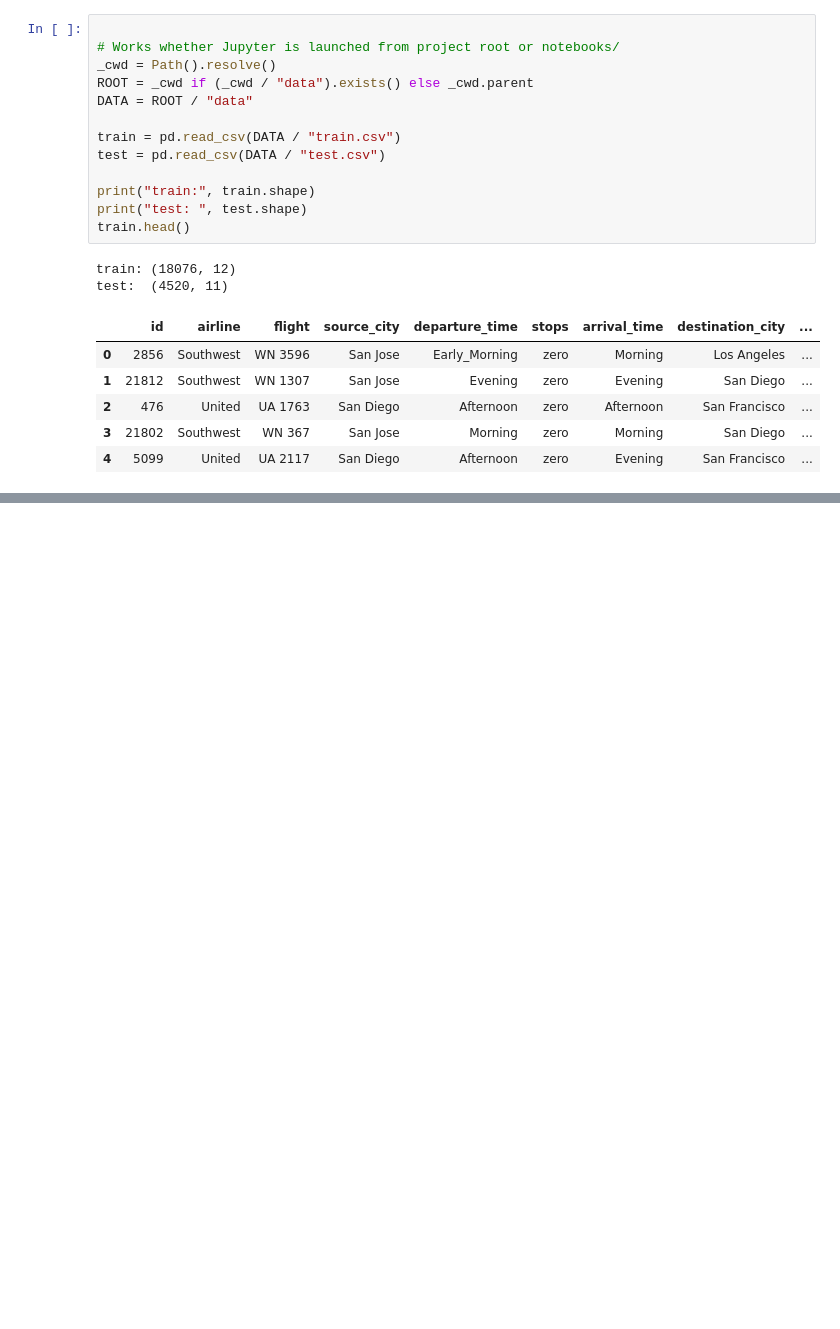
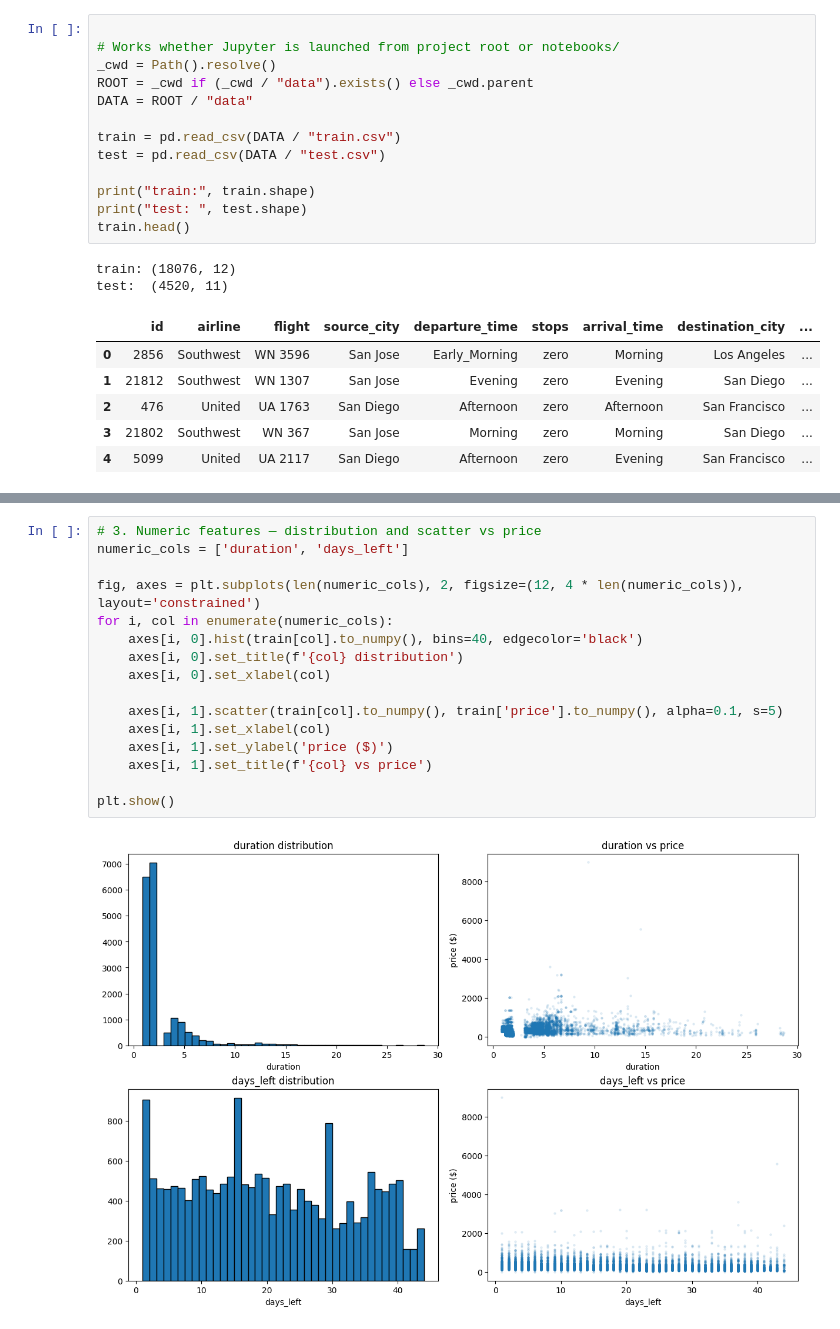
Before and after one commit to dhananjay-deshmukh/flight-price-prediction, a Jupyter notebook: notebooks/01_eda.ipynb, the cells around one changed output, grey strips where cells are left out. Drawn from its saved outputs; the diff is of its cells as text; blank space fills up the shorter version.

```diff
--- a/notebooks/01_eda.ipynb
+++ b/notebooks/01_eda.ipynb
@@ -30,0 +130,18 @@ test:  (4520, 11)
+# %%
+# 3. Numeric features — distribution and scatter vs price
+numeric_cols = ['duration', 'days_left']
+
+fig, axes = plt.subplots(len(numeric_cols), 2, figsize=(12, 4 * len(numeric_cols)), layout='constrained')
+for i, col in enumerate(numeric_cols):
+    axes[i, 0].hist(train[col].to_numpy(), bins=40, edgecolor='black')
+    axes[i, 0].set_title(f'{col} distribution')
+    axes[i, 0].set_xlabel(col)
+
+    axes[i, 1].scatter(train[col].to_numpy(), train['price'].to_numpy(), alpha=0.1, s=5)
+    axes[i, 1].set_xlabel(col)
+    axes[i, 1].set_ylabel('price ($)')
+    axes[i, 1].set_title(f'{col} vs price')
+
+plt.show()
+# %% [output]
+[figure, added]
```
Also changed, not shown: parts of 11 cells of this notebook.
